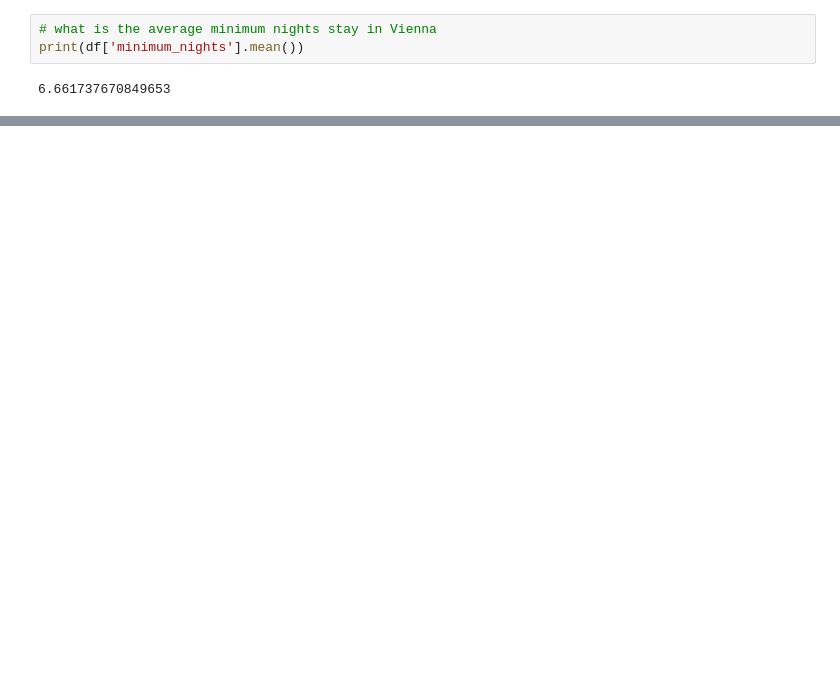
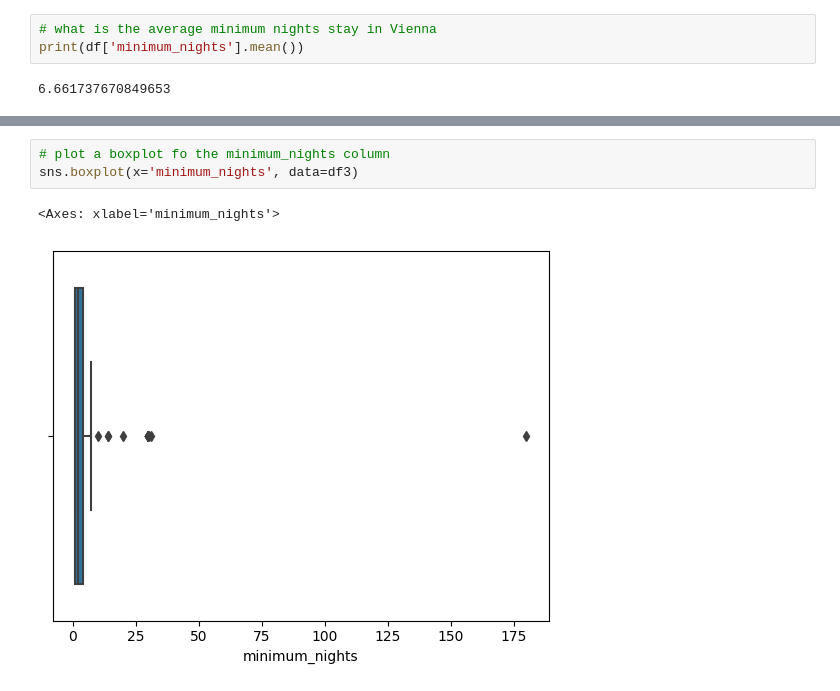
Before and after one commit to kel-elKapitan/Data223, a Jupyter notebook: Data 223/Python/Data with python/malta_airbnb.ipynb, the cells around one changed output, grey strips where cells are left out. Cells and saved outputs as stored; diff of their text form; blank space fills up the shorter version.

```diff
--- a/Data 223/Python/Data with python/malta_airbnb.ipynb
+++ b/Data 223/Python/Data with python/malta_airbnb.ipynb
@@ -315,0 +367,6 @@ ValueError: Could not interpret value `date` for parameter `y`
+# %%
+# plot a boxplot fo the minimum_nights column
+sns.boxplot(x='minimum_nights', data=df3)
+# %% [output]
+<Axes: xlabel='minimum_nights'>
+[figure, added]
```
Also changed, not shown: parts of 19 cells of this notebook, 3 other files.
